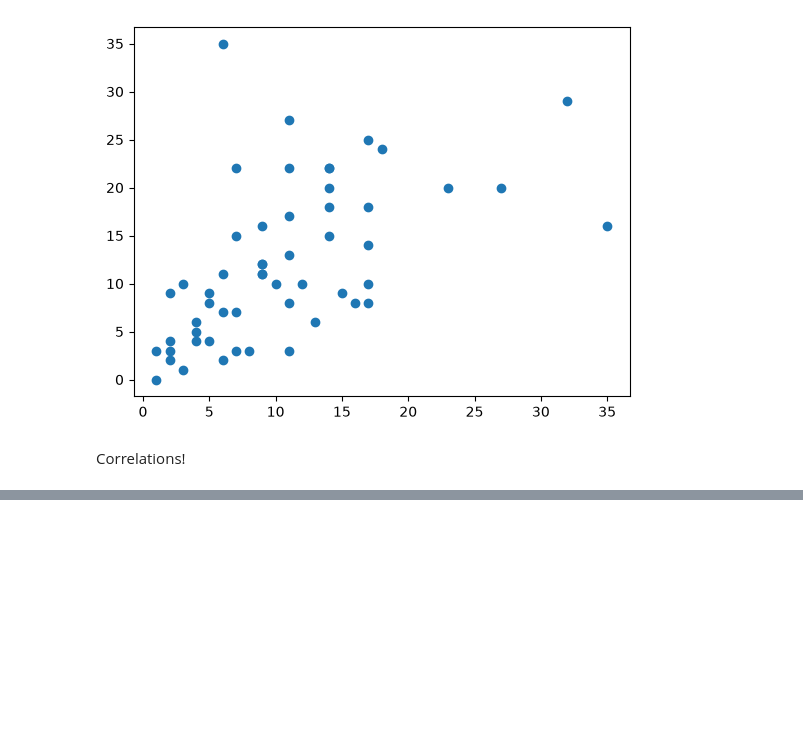
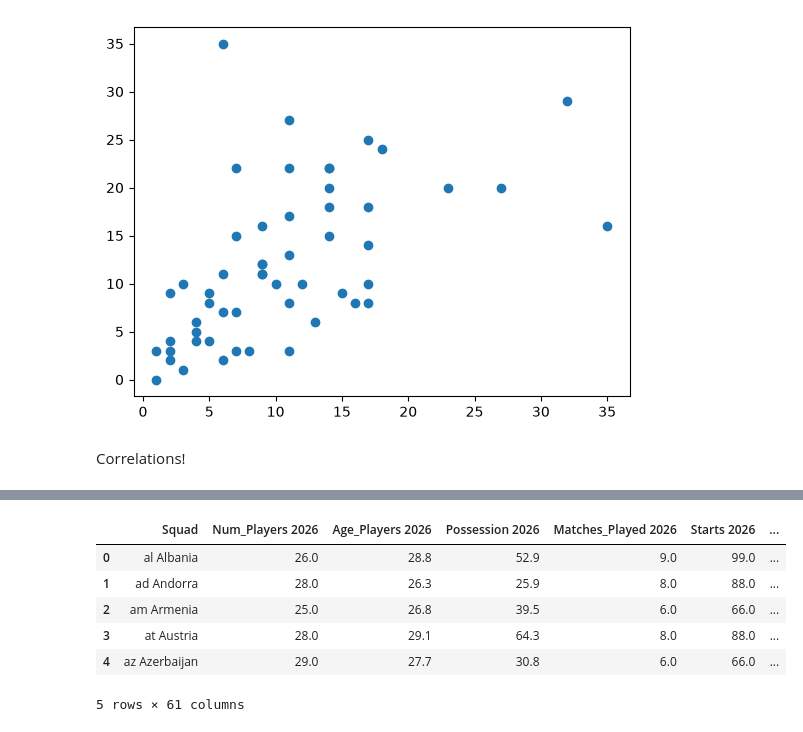
Before and after one commit to aalskdjfhg123/MDST-Sports-Soccer, a Jupyter notebook: WCQ_UEFA_datasets/attempt.ipynb, the cells around one changed output, grey strips where cells are left out. Drawn from its saved outputs; the diff is of its cells as text; code cells hidden in the pictures; blank space fills up the shorter version.

```diff
--- a/WCQ_UEFA_datasets/attempt.ipynb
+++ b/WCQ_UEFA_datasets/attempt.ipynb
@@ -335,0 +338,5 @@ dropped2018 = df2018.drop(columns = "Squad")
+# %%
+df2026.columns = [
+    col if col == 'Squad' else col + ' 2026' for col in df2026.columns
+]
+df2026.columns
@@ -335,0 +380,13 @@ dropped2018 = df2018.drop(columns = "Squad")
+# %%
+# Merge
+res = pd.merge(df2026, df2022, on='Squad')
+# Merge with 2018
+res = pd.merge(res, df2018, on='Squad')
+# %% [output]
+|  | Squad | Num_Players 2026 | Age_Players 2026 | Possession 2026 | Matches_Played 2026 | Starts 2026 | ... |
+| 0 | al Albania | 26.0 | 28.8 | 52.9 | 9.0 | 99.0 | ... |
+| 1 | ad Andorra | 28.0 | 26.3 | 25.9 | 8.0 | 88.0 | ... |
+| 2 | am Armenia | 25.0 | 26.8 | 39.5 | 6.0 | 66.0 | ... |
+| 3 | at Austria | 28.0 | 29.1 | 64.3 | 8.0 | 88.0 | ... |
+| 4 | az Azerbaijan | 29.0 | 27.7 | 30.8 | 6.0 | 66.0 | ... |
+5 rows × 61 columns
```
Also changed, not shown: parts of 8 cells of this notebook.
